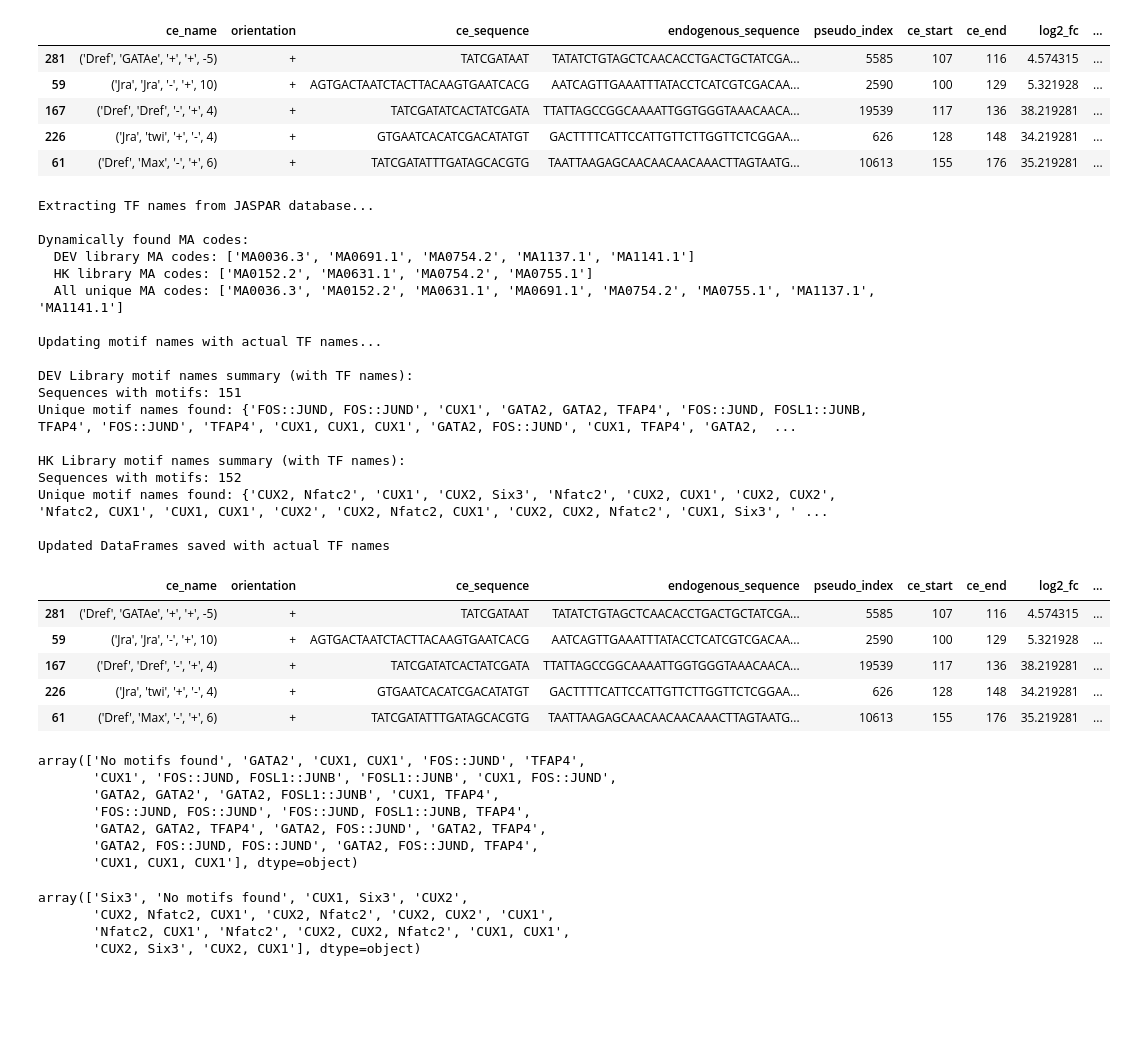
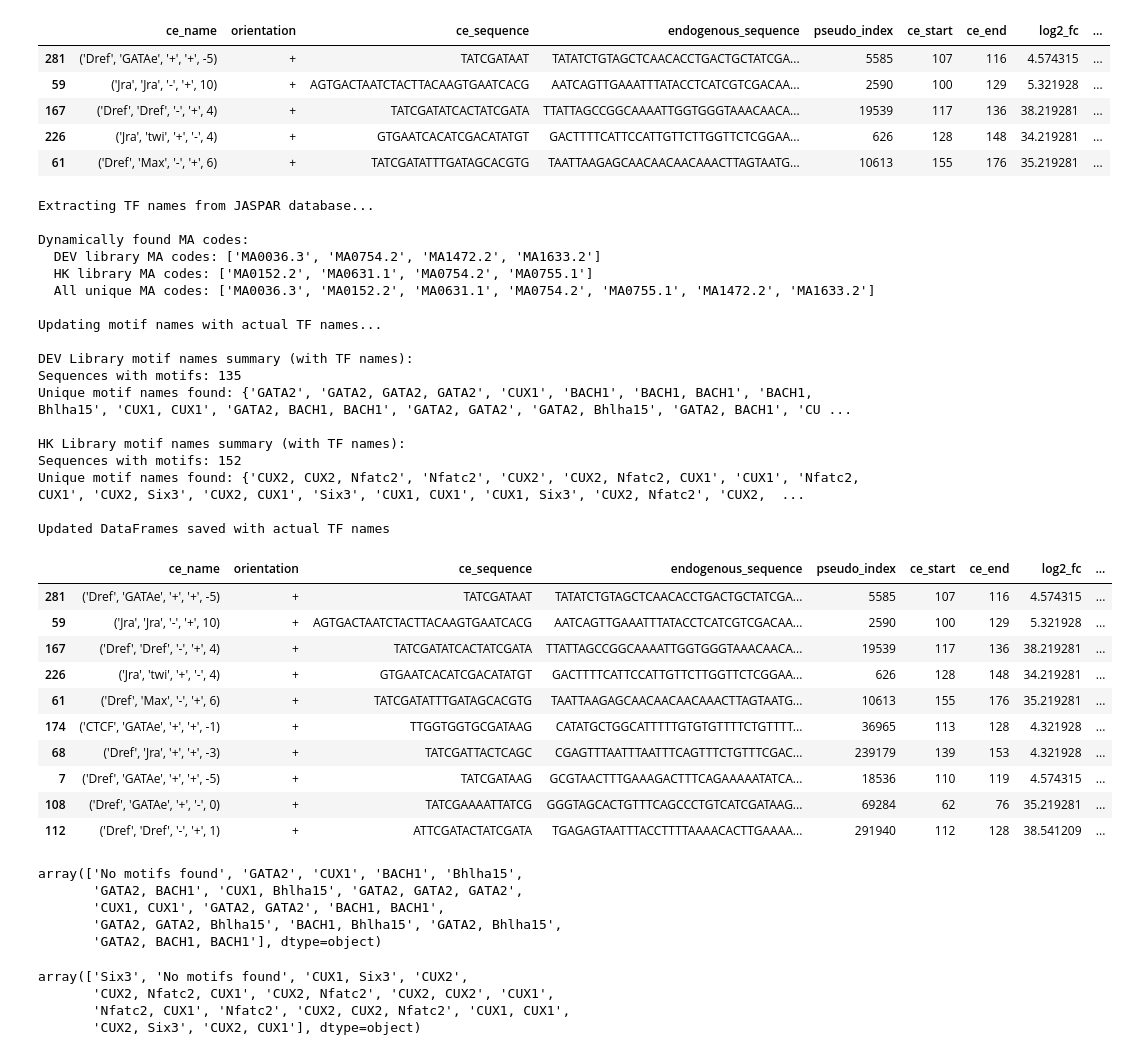
Before and after one commit to pabmantilla/Designing-STARR-seq-Library, a Jupyter notebook: Library_Selection/tfmodisco_scan.ipynb, the cells around one changed output. Cells and saved outputs as stored; diff of their text form; code cells hidden in the pictures; blank space fills up the shorter version.

```diff
--- a/Library_Selection/tfmodisco_scan.ipynb
+++ b/Library_Selection/tfmodisco_scan.ipynb
@@ -290,7 +290,7 @@ HK Modisco Report with TOMTOM:
 from bs4 import BeautifulSoup
 
 def extract_tomtom_from_html(html_file):
-    """Extract TOMTOM motif names from the HTML report."""
+    """Extract TOMTOM motif names from the HTML report, selecting the match with the best (lowest) q-value."""
     with open(html_file, 'r') as f:
         html_content = f.read()
 
@@ -306,17 +306,31 @@ def extract_tomtom_from_html(html_file):
             cells = row.find_all('td')
             if len(cells) >= 4:
                 pattern_name = cells[0].text.strip()
+
+                # Extract matches and their q-values
                 # TOMTOM matches are in cells 4, 7, 10 (every 3rd cell starting from 4)
-                tomtom_matches = []
-                for i in [4, 7, 10]:  # Specific cells with TOMTOM matches
-                    if i < len(cells):
-                        match_text = cells[i].text.strip()
-                        if match_text and match_text != '-':
-                            tomtom_matches.append(match_text)
+                # Q-values are in cells 5, 8, 11 (every 3rd cell starting from 5)
+                matches_with_qvals = []
 
-                if tomtom_matches:
-                    # Use the first (best) match
-                    tomtom_motifs[pattern_name] = tomtom_matches[0]
+                for i, match_cell_idx in enumerate([4, 7, 10]):
+                    qval_cell_idx = match_cell_idx + 1
+                    if match_cell_idx < len(cells) and qval_cell_idx < len(cells):
+                        match_text = cells[match_cell_idx].text.strip()
+                        qval_text = cells[qval_cell_idx].text.strip()
+
+                        if match_text and match_text != '-' and qval_text and qval_text != '-':
+                            try:
+                                qval = float(qval_text)
+                                matches_with_qvals.append((match_text, qval))
+                            except ValueError:
+                                # If q-value can't be parsed, skip this match
+                                continue
+
+                if matches_with_qvals:
+                    # Select the match with the best (lowest) q-value
+                    best_match = min(matches_with_qvals, key=lambda x: x[1])
+                    tomtom_motifs[pattern_name] = best_match[0]
+                    print(f"{pattern_name}: Selected {best_match[0]} (qval: {best_match[1]:.6f}) from {len(matches_with_qvals)} matches")
                 else:
                     tomtom_motifs[pattern_name] = pattern_name
 
@@ -657,42 +680,45 @@ print(f"\nUpdated DataFrames saved with actual TF names")
 Extracting TF names from JASPAR database...
 
 Dynamically found MA codes:
-  DEV library MA codes: ['MA0036.3', 'MA0691.1', 'MA0754.2', 'MA1137.1', 'MA1141.1']
+  DEV library MA codes: ['MA0036.3', 'MA0754.2', 'MA1472.2', 'MA1633.2']
   HK library MA codes: ['MA0152.2', 'MA0631.1', 'MA0754.2', 'MA0755.1']
-  All unique MA codes: ['MA0036.3', 'MA0152.2', 'MA0631.1', 'MA0691.1', 'MA0754.2', 'MA0755.1', 'MA1137.1', 'MA1141.1']
+  All unique MA codes: ['MA0036.3', 'MA0152.2', 'MA0631.1', 'MA0754.2', 'MA0755.1', 'MA1472.2', 'MA1633.2']
 
 Updating motif names with actual TF names...
 
 DEV Library motif names summary (with TF names):
-Sequences with motifs: 151
-Unique motif names found: {'FOS::JUND, FOS::JUND', 'CUX1', 'GATA2, GATA2, TFAP4', 'FOS::JUND, FOSL1::JUNB, TFAP4', 'FOS::JUND', 'TFAP4', 'CUX1, CUX1, CUX1', 'GATA2, FOS::JUND', 'CUX1, TFAP4', 'GATA2,  ...
+Sequences with motifs: 135
+Unique motif names found: {'GATA2', 'GATA2, GATA2, GATA2', 'CUX1', 'BACH1', 'BACH1, BACH1', 'BACH1, Bhlha15', 'CUX1, CUX1', 'GATA2, BACH1, BACH1', 'GATA2, GATA2', 'GATA2, Bhlha15', 'GATA2, BACH1', 'CU ...
 
 HK Library motif names summary (with TF names):
 Sequences with motifs: 152
-Unique motif names found: {'CUX2, Nfatc2', 'CUX1', 'CUX2, Six3', 'Nfatc2', 'CUX2, CUX1', 'CUX2, CUX2', 'Nfatc2, CUX1', 'CUX1, CUX1', 'CUX2', 'CUX2, Nfatc2, CUX1', 'CUX2, CUX2, Nfatc2', 'CUX1, Six3', ' ...
+Unique motif names found: {'CUX2, CUX2, Nfatc2', 'Nfatc2', 'CUX2', 'CUX2, Nfatc2, CUX1', 'CUX1', 'Nfatc2, CUX1', 'CUX2, Six3', 'CUX2, CUX1', 'Six3', 'CUX1, CUX1', 'CUX1, Six3', 'CUX2, Nfatc2', 'CUX2,  ...
 
 Updated DataFrames saved with actual TF names
 # %%
 # Display top sequences by EvoAug predictions
-dev_library.sort_values(by='EvoAug_predictions', ascending=False).head(5)
+dev_library.sort_values(by='EvoAug_predictions', ascending=False).head(10)
 # %% [output]
 |  | ce_name | orientation | ce_sequence | endogenous_sequence | pseudo_index | ce_start | ce_end | log2_fc | ... |
 | 281 | ('Dref', 'GATAe', '+', '+', -5) | + | TATCGATAAT | TATATCTGTAGCTCAACACCTGACTGCTATCGA... | 5585 | 107 | 116 | 4.574315 | ... |
 | 59 | ('Jra', 'Jra', '-', '+', 10) | + | AGTGACTAATCTACTTACAAGTGAATCACG | AATCAGTTGAAATTTATACCTCATCGTCGACAA... | 2590 | 100 | 129 | 5.321928 | ... |
 | 167 | ('Dref', 'Dref', '-', '+', 4) | + | TATCGATATCACTATCGATA | TTATTAGCCGGCAAAATTGGTGGGTAAACAACA... | 19539 | 117 | 136 | 38.219281 | ... |
 | 226 | ('Jra', 'twi', '+', '-', 4) | + | GTGAATCACATCGACATATGT | GACTTTTCATTCCATTGTTCTTGGTTCTCGGAA... | 626 | 128 | 148 | 34.219281 | ... |
 | 61 | ('Dref', 'Max', '-', '+', 6) | + | TATCGATATTTGATAGCACGTG | TAATTAAGAGCAACAACAACAAACTTAGTAATG... | 10613 | 155 | 176 | 35.219281 | ... |
+| 174 | ('CTCF', 'GATAe', '+', '+', -1) | + | TTGGTGGTGCGATAAG | CATATGCTGGCATTTTTGTGTGTTTTCTGTTTT... | 36965 | 113 | 128 | 4.321928 | ... |
+| 68 | ('Dref', 'Jra', '+', '+', -3) | + | TATCGATTACTCAGC | CGAGTTTAATTTAATTTCAGTTTCTGTTTCGAC... | 239179 | 139 | 153 | 4.321928 | ... |
+| 7 | ('Dref', 'GATAe', '+', '+', -5) | + | TATCGATAAG | GCGTAACTTTGAAAGACTTTCAGAAAAATATCA... | 18536 | 110 | 119 | 4.574315 | ... |
+| 108 | ('Dref', 'GATAe', '+', '-', 0) | + | TATCGAAAATTATCG | GGGTAGCACTGTTTCAGCCCTGTCATCGATAAG... | 69284 | 62 | 76 | 35.219281 | ... |
+| 112 | ('Dref', 'Dref', '-', '+', 1) | + | ATTCGATACTATCGATA | TGAGAGTAATTTACCTTTTAAAACACTTGAAAA... | 291940 | 112 | 128 | 38.541209 | ... |
 # %%
 # Check unique motif names
 dev_library['motif_names'].unique()
 # %% [output]
-array(['No motifs found', 'GATA2', 'CUX1, CUX1', 'FOS::JUND', 'TFAP4',
-       'CUX1', 'FOS::JUND, FOSL1::JUNB', 'FOSL1::JUNB', 'CUX1, FOS::JUND',
-       'GATA2, GATA2', 'GATA2, FOSL1::JUNB', 'CUX1, TFAP4',
-       'FOS::JUND, FOS::JUND', 'FOS::JUND, FOSL1::JUNB, TFAP4',
-       'GATA2, GATA2, TFAP4', 'GATA2, FOS::JUND', 'GATA2, TFAP4',
-       'GATA2, FOS::JUND, FOS::JUND', 'GATA2, FOS::JUND, TFAP4',
-       'CUX1, CUX1, CUX1'], dtype=object)
+array(['No motifs found', 'GATA2', 'CUX1', 'BACH1', 'Bhlha15',
+       'GATA2, BACH1', 'CUX1, Bhlha15', 'GATA2, GATA2, GATA2',
+       'CUX1, CUX1', 'GATA2, GATA2', 'BACH1, BACH1',
+       'GATA2, GATA2, Bhlha15', 'BACH1, Bhlha15', 'GATA2, Bhlha15',
+       'GATA2, BACH1, BACH1'], dtype=object)
 # %%
 hk_library['motif_names'].unique()
 # %% [output]
```
Also changed, not shown: parts of 6 cells of this notebook.
